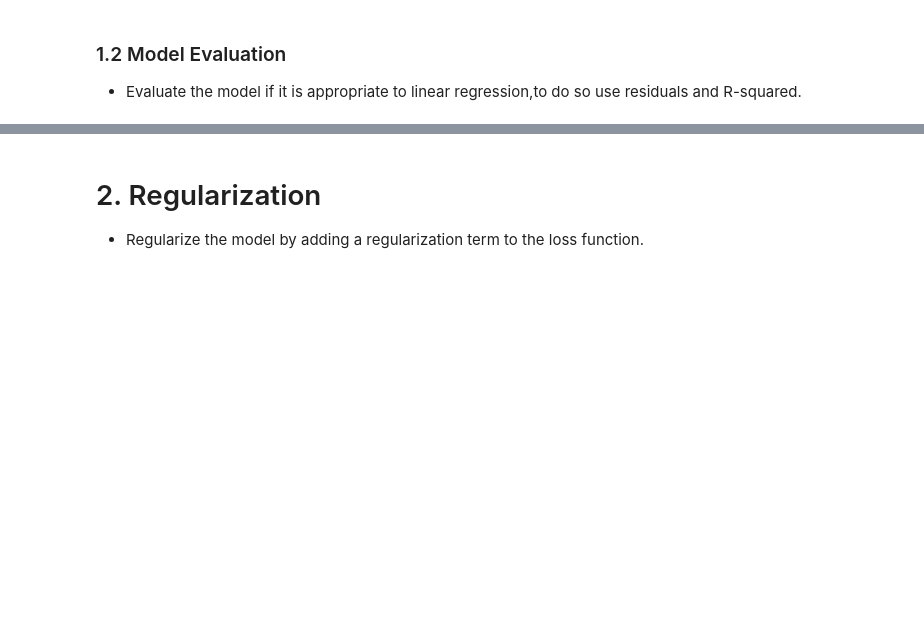
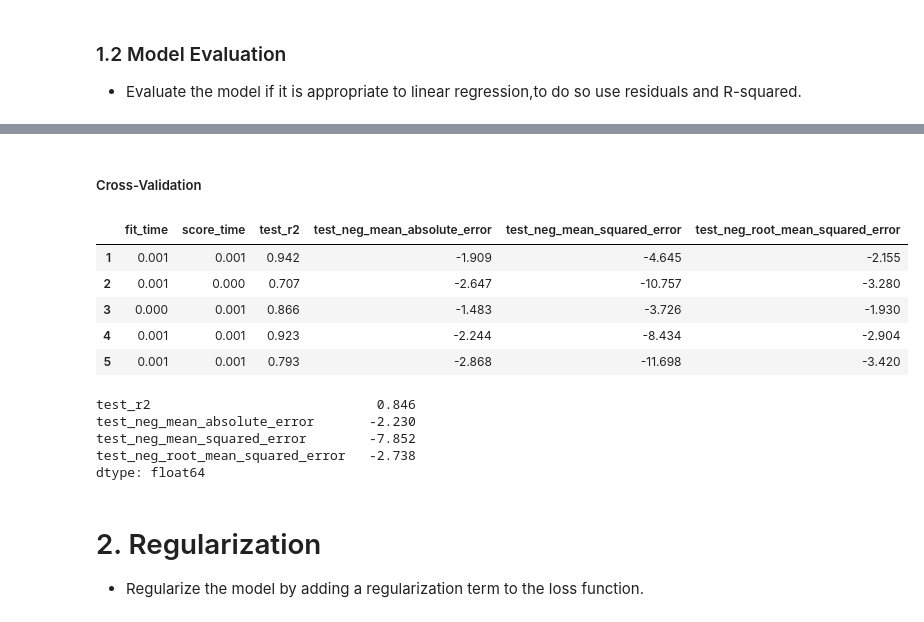
Before and after one commit to firatolcum/Clarusway_Machine_Learning_Course, a Jupyter notebook: ML - Case Study_1 -Concrete Slump Test Prediction/cement_slump_notebook_blank.ipynb, the cells around one changed output, grey strips where cells are left out. Cells and saved outputs as stored; diff of their text form; code cells hidden in the pictures; blank space fills up the shorter version.

```diff
--- a/ML - Case Study_1 -Concrete Slump Test Prediction/cement_slump_notebook_blank.ipynb
+++ b/ML - Case Study_1 -Concrete Slump Test Prediction/cement_slump_notebook_blank.ipynb
@@ -142,0 +170,3 @@ X_train, X_test, y_train, y_test = train_test_split(X, y, test_size=0.2, random_
+# %%
+X_train_scaled = scaler.transform(X_train)
+X_train_scaled
@@ -145,0 +217,4 @@ X_train, X_test, y_train, y_test = train_test_split(X, y, test_size=0.2, random_
+# %%
+linear_model = LinearRegression()
+# %%
+linear_model.fit(X_train_scaled, y_train)
@@ -151,0 +266,2 @@ X_train, X_test, y_train, y_test = train_test_split(X, y, test_size=0.2, random_
+# %% [markdown]
+##### Cross-Validation
@@ -151,0 +270,22 @@ X_train, X_test, y_train, y_test = train_test_split(X, y, test_size=0.2, random_
+# %%
+scores = cross_validate(linear_model, X_train_scaled, y_train,
+                        scoring=["r2", "neg_mean_absolute_error", "neg_mean_squared_error", "neg_root_mean_squared_error"],
+                        cv = 5)
+# %%
+pd.DataFrame(scores, index=range(1,6))
+# %% [output]
+|  | fit_time | score_time | test_r2 | test_neg_mean_absolute_error | test_neg_mean_squared_error | test_neg_root_mean_squared_error |
+| 1 | 0.001 | 0.001 | 0.942 | -1.909 | -4.645 | -2.155 |
+| 2 | 0.001 | 0.000 | 0.707 | -2.647 | -10.757 | -3.280 |
+| 3 | 0.000 | 0.001 | 0.866 | -1.483 | -3.726 | -1.930 |
+| 4 | 0.001 | 0.001 | 0.923 | -2.244 | -8.434 | -2.904 |
+| 5 | 0.001 | 0.001 | 0.793 | -2.868 | -11.698 | -3.420 |
+# %%
+scores = pd.DataFrame(scores, index=range(1,6)).iloc[:,2:].mean()
+scores
+# %% [output]
+test_r2                             0.846
+test_neg_mean_absolute_error       -2.230
+test_neg_mean_squared_error        -7.852
+test_neg_root_mean_squared_error   -2.738
+dtype: float64
```
Also changed, not shown: parts of 61 cells of this notebook, 1 other file.
